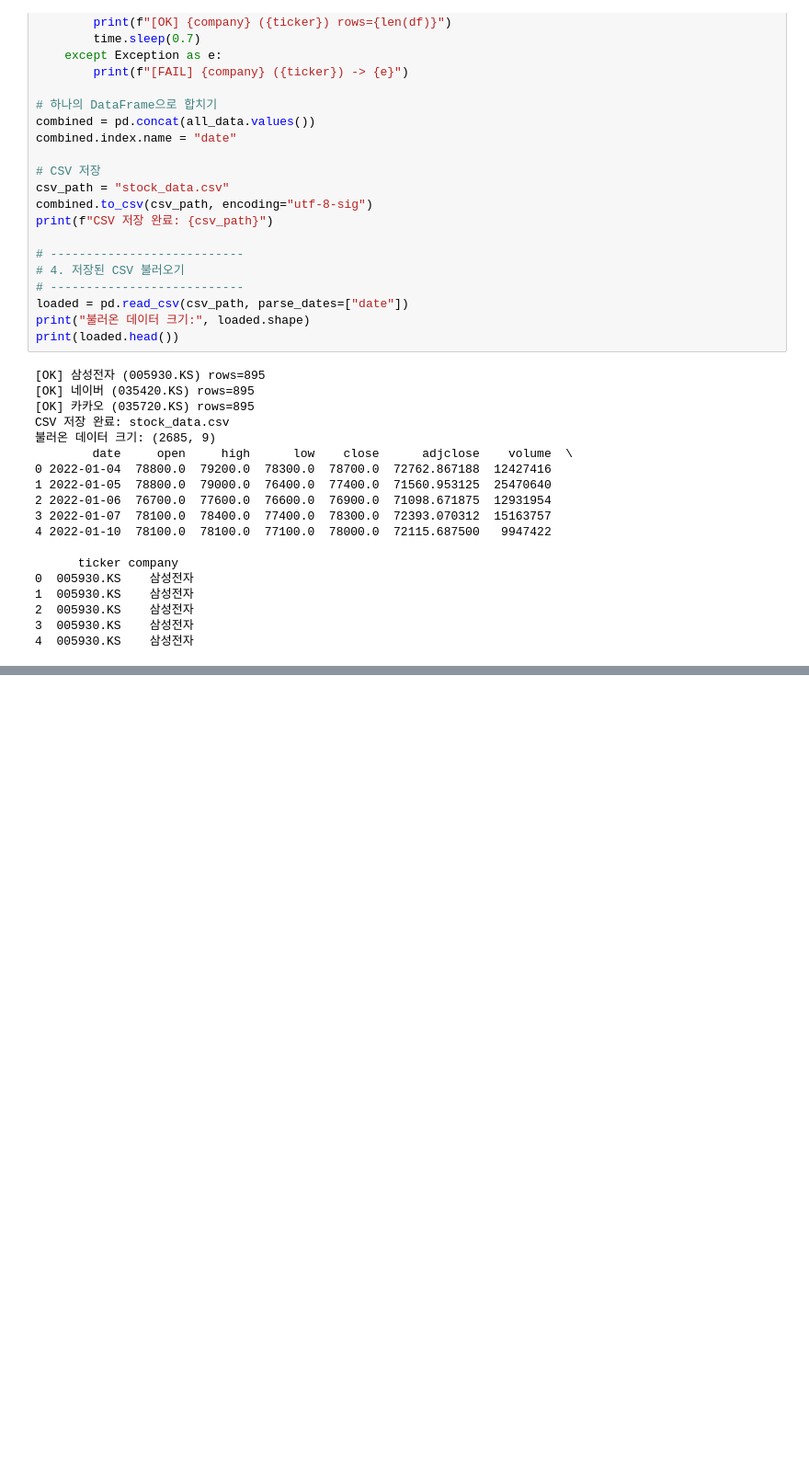
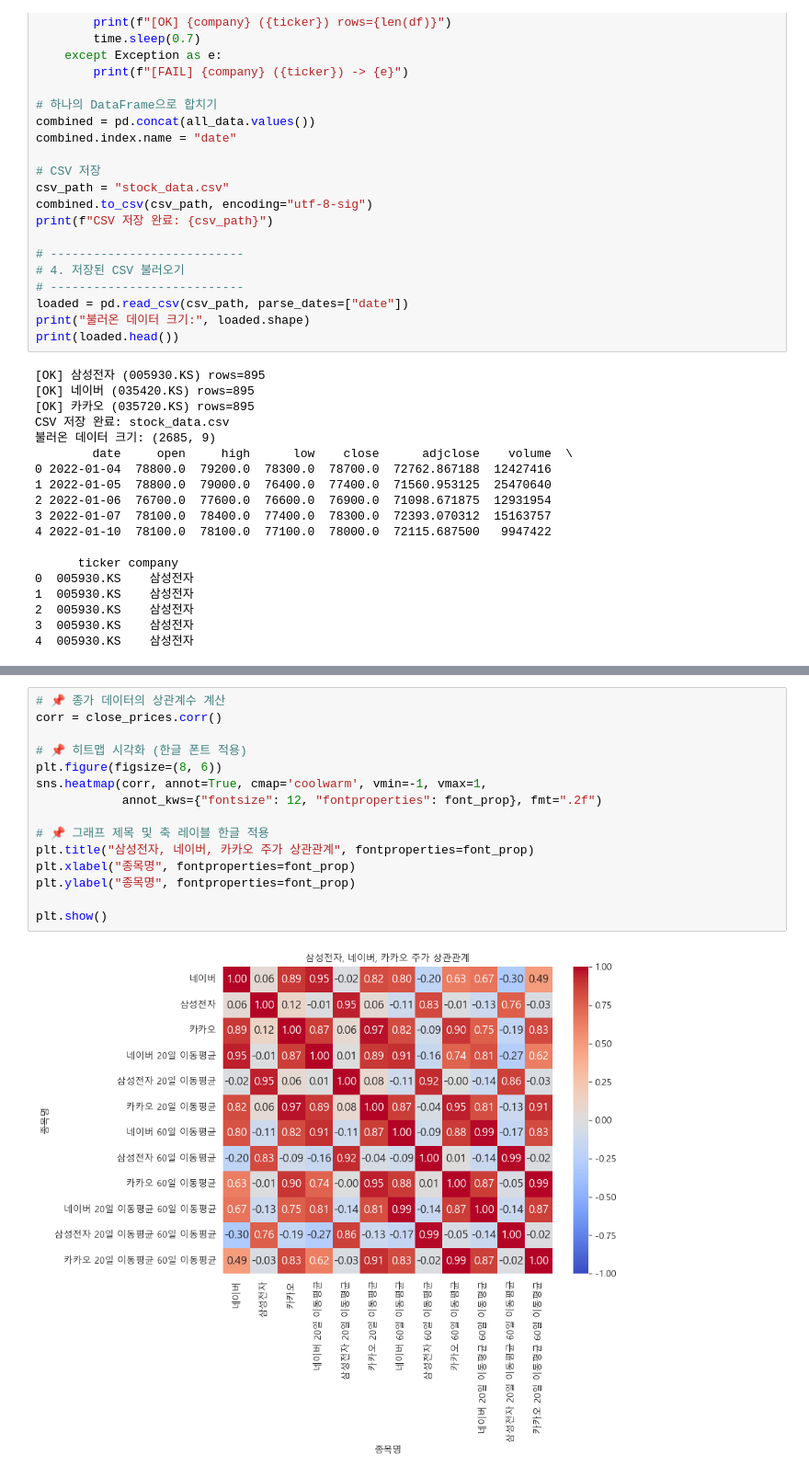
Before and after one commit to reokkamy/Phtyon-Basic-250901-k6, a Jupyter notebook: ch7/finance_test.ipynb, the cells around one changed output, grey strips where cells are left out. Shown: that part at 92% size. Saved outputs shown, nothing was run; the diff lists cells and outputs as text; blank space fills up the shorter version.

```diff
--- a/ch7/finance_test.ipynb
+++ b/ch7/finance_test.ipynb
@@ -221,0 +297,17 @@ CSV 저장 완료: stock_data.csv
+# %%
+# 📌 종가 데이터의 상관계수 계산
+corr = close_prices.corr()
+
+# 📌 히트맵 시각화 (한글 폰트 적용)
+plt.figure(figsize=(8, 6))
+sns.heatmap(corr, annot=True, cmap='coolwarm', vmin=-1, vmax=1,
+            annot_kws={"fontsize": 12, "fontproperties": font_prop}, fmt=".2f")
+
+# 📌 그래프 제목 및 축 레이블 한글 적용
+plt.title("삼성전자, 네이버, 카카오 주가 상관관계", fontproperties=font_prop)
+plt.xlabel("종목명", fontproperties=font_prop)
+plt.ylabel("종목명", fontproperties=font_prop)
+
+plt.show()
+# %% [output]
+[figure, added]
```
Also changed, not shown: parts of 6 cells of this notebook.
